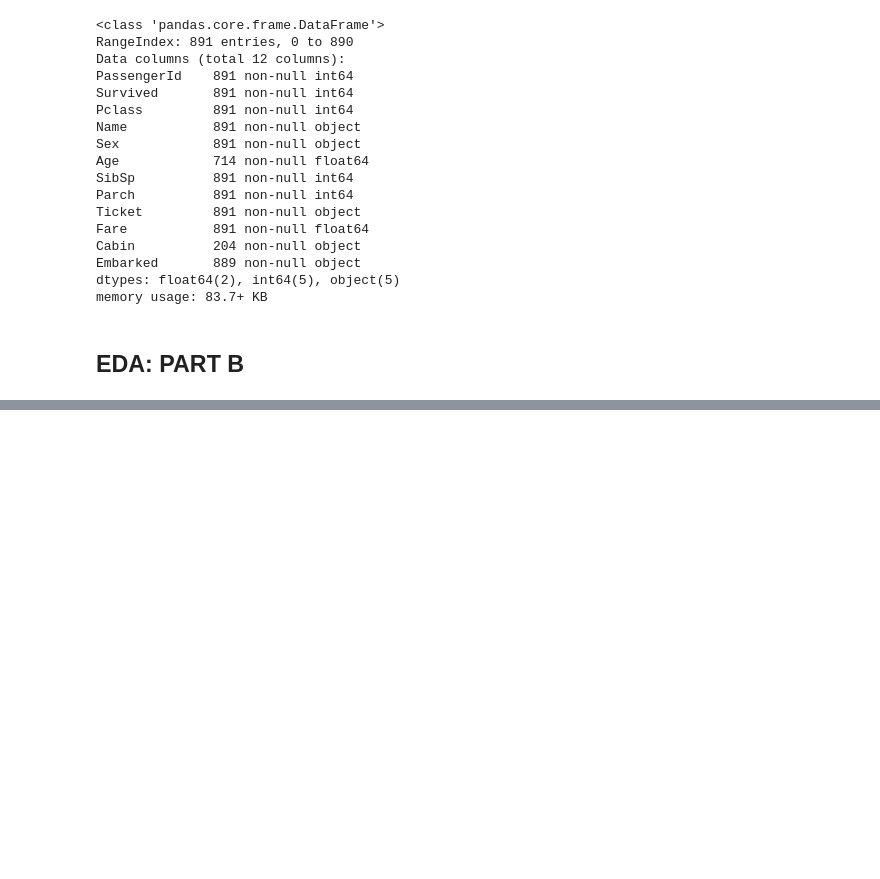
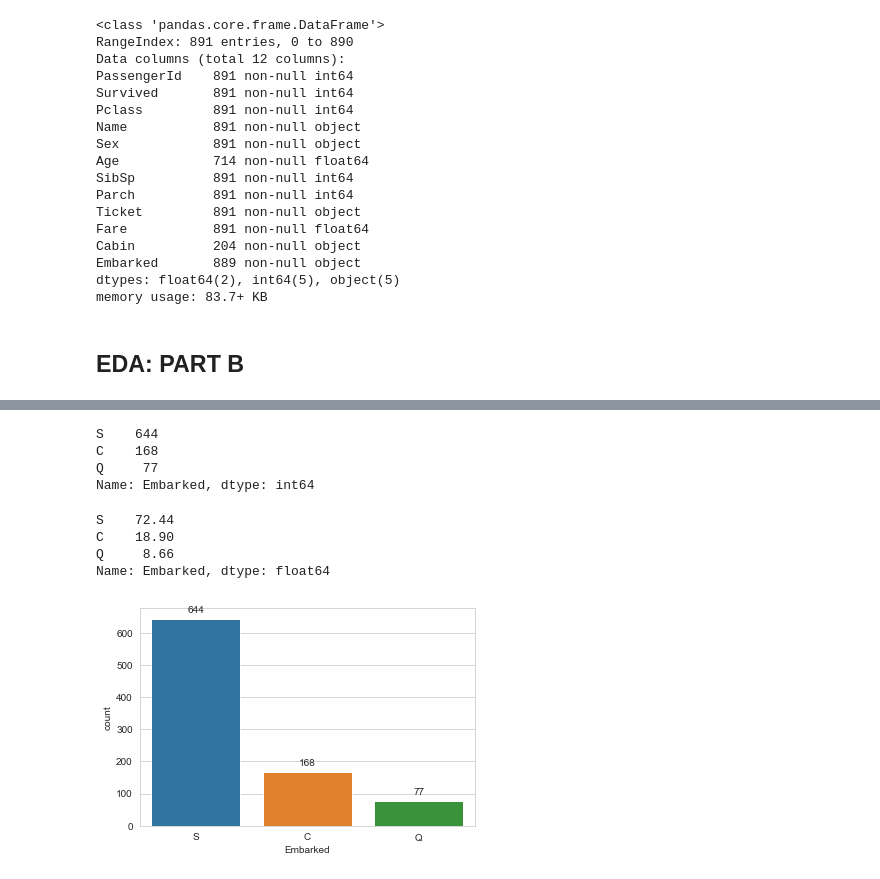
Before and after one commit to joyadauche/titanic-survival-prediction, a Jupyter notebook: eda.ipynb, the cells around one changed output, grey strips where cells are left out. Cells and saved outputs as stored; diff of their text form; code cells hidden in the pictures; blank space fills up the shorter version.

```diff
--- a/eda.ipynb
+++ b/eda.ipynb
@@ -77,0 +150,18 @@ memory usage: 83.7+ KB
+# %%
+train_df['Embarked'].value_counts()
+# %% [output]
+S    644
+C    168
+Q     77
+Name: Embarked, dtype: int64
+# %%
+round(train_df['Embarked'].value_counts(normalize=True)*100, 2)
+# %% [output]
+S    72.44
+C    18.90
+Q     8.66
+Name: Embarked, dtype: float64
+# %%
+label_chart(sns.countplot(train_df['Embarked']))
+# %% [output]
+[figure, added]
```
Also changed, not shown: parts of 42 cells of this notebook.
